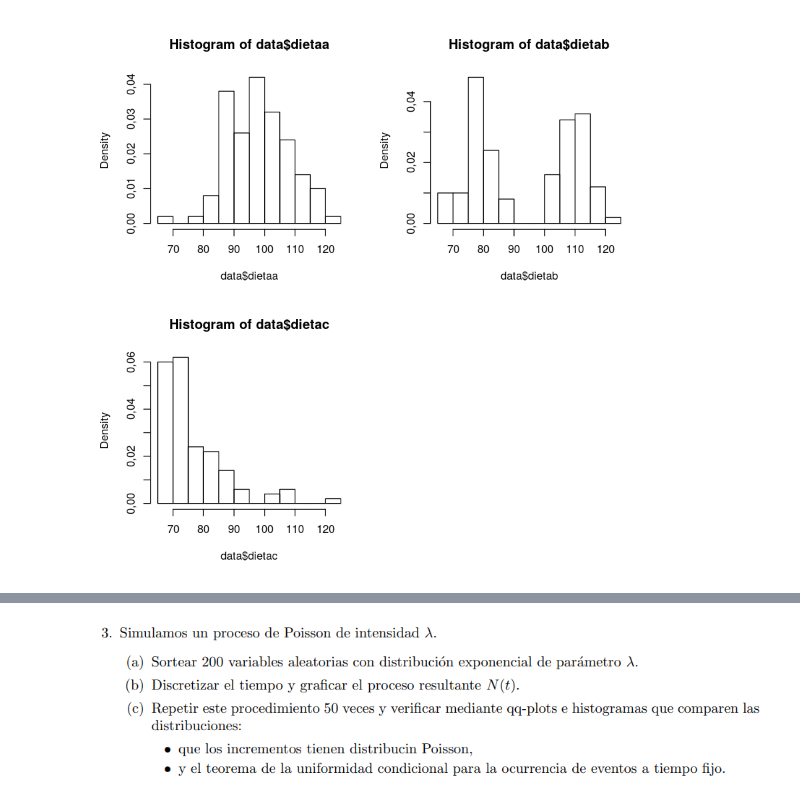
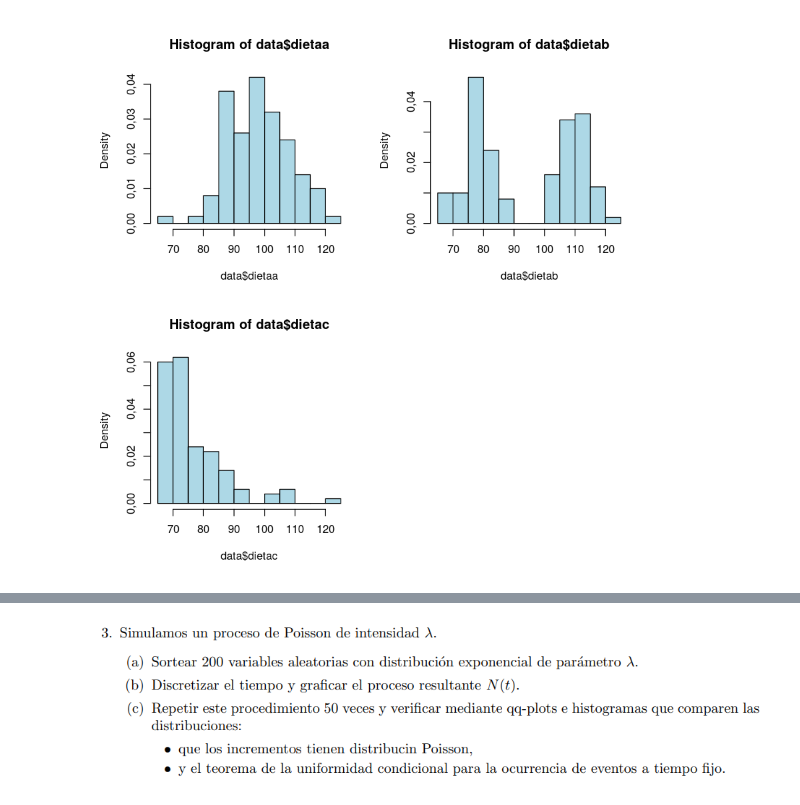
Before and after one commit to LecJackS/Probabilidades-y-Estadistica-2019-2doC, a Jupyter notebook: TP 2.ipynb, the cells around one changed output, grey strips where cells are left out. Drawn from its saved outputs; the diff is of its cells as text; code cells hidden in the pictures.

```diff
--- a/TP 2.ipynb
+++ b/TP 2.ipynb
@@ -21,0 +35,3 @@ data <- read.delim(file="dietas.txt")
+# %%
+data <- read.delim("./data/tp2/dietas.txt")
+head(data)
@@ -111,8 +167,7 @@ quantile(data$dietac, c(0.10,0.25,0.50,0.75,0.90))
 # %%
-# E)
 par(mfrow=c(2,2))
-hist(data$dietaa, freq=FALSE)
-hist(data$dietab, freq=FALSE)
-hist(data$dietac, freq=FALSE)
+hist(data$dietaa, freq=FALSE, col="lightblue")
+hist(data$dietab, freq=FALSE, col="lightblue")
+hist(data$dietac, freq=FALSE, col="lightblue")
 # %% [output]
-[figure, old version]
+[figure, new version]
```
Also changed, not shown: parts of 30 cells of this notebook, 14 other files.
